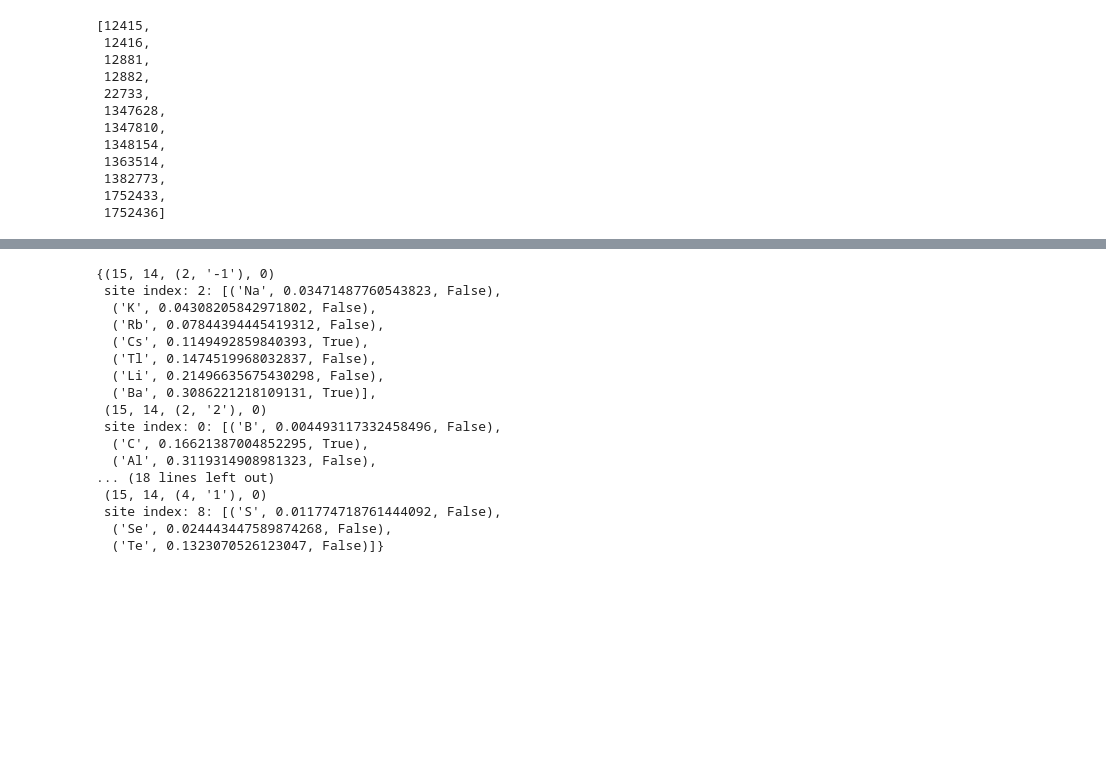
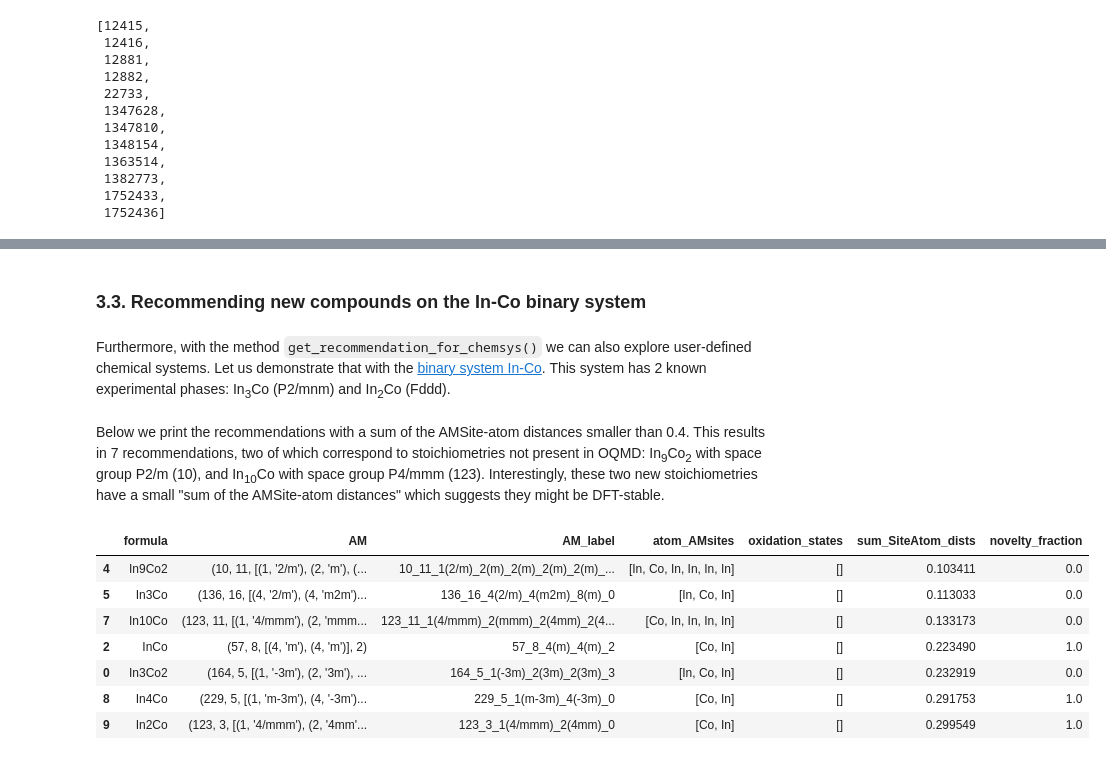
Before and after one commit to simcomat/ionic-sub-RS, a Jupyter notebook: Getting_recommendations.ipynb, the cells around one changed output, grey strips where cells are left out. Saved outputs shown, nothing was run; the diff lists cells and outputs as text; code cells hidden in the pictures; blank space fills up the shorter version.

```diff
--- a/Getting_recommendations.ipynb
+++ b/Getting_recommendations.ipynb
@@ -296,21 +368,20 @@ jakobssonite_AM
-# %%
-jakobssonite_recommendations = rs.get_recommendation_for_AM(jakobssonite_AM)
-jakobssonite_recommendations
-# %% [output]
-{(15, 14, (2, '-1'), 0)
- site index: 2: [('Na', 0.03471487760543823, False),
-  ('K', 0.04308205842971802, False),
-  ('Rb', 0.07844394445419312, False),
-  ('Cs', 0.1149492859840393, True),
-  ('Tl', 0.1474519968032837, False),
-  ('Li', 0.21496635675430298, False),
-  ('Ba', 0.3086221218109131, True)],
- (15, 14, (2, '2'), 0)
- site index: 0: [('B', 0.004493117332458496, False),
-  ('C', 0.16621387004852295, True),
-  ('Al', 0.3119314908981323, False),
-... (18 lines left out)
- (15, 14, (4, '1'), 0)
- site index: 8: [('S', 0.011774718761444092, False),
-  ('Se', 0.024443447589874268, False),
-  ('Te', 0.1323070526123047, False)]}
+# %% [markdown]
+### 3.3. Recommending new compounds on the In-Co binary system
+# %% [markdown]
+Furthermore, with the method `get_recommendation_for_chemsys()` we can also explore user-defined chemical systems. Let us demonstrate that with the [binary system In-Co](https://www.oqmd.org/materials/composition/Co-In). This system has 2 known experimental phases: In<sub>3</sub>Co (P2/mnm) and In<sub>2</sub>Co (Fddd).
+# %%
+InCo_recs = rs.get_recommendation_for_chemsys(elements=['In','Co'], top_n= 700)
+# %% [markdown]
+Below we print the recommendations with a sum of the AMSite-atom distances smaller than 0.4. This results in 7 recommendations, two of which correspond to stoichiometries not present in OQMD: In<sub>9</sub>Co<sub>2</sub> with space group P2/m (10), and In<sub>10</sub>Co with space group P4/mmm (123). Interestingly, these two new stoichiometries have a small "sum of the AMSite-atom distances" which suggests they might be DFT-stable.
+# %%
+df = DataFrame(InCo_recs)
+df[ df.sum_SiteAtom_dists<0.4 ].sort_values(by=['sum_SiteAtom_dists'])
+# %% [output]
+|  | formula | AM | AM_label | atom_AMsites | oxidation_states | sum_SiteAtom_dists | novelty_fraction |
+| 4 | In9Co2 | (10, 11, [(1, '2/m'), (2, 'm'), (... | 10_11_1(2/m)_2(m)_2(m)_2(m)_2(m)_... | [In, Co, In, In, In, In] | [] | 0.103411 | 0.0 |
+| 5 | In3Co | (136, 16, [(4, '2/m'), (4, 'm2m')... | 136_16_4(2/m)_4(m2m)_8(m)_0 | [In, Co, In] | [] | 0.113033 | 0.0 |
+| 7 | In10Co | (123, 11, [(1, '4/mmm'), (2, 'mmm... | 123_11_1(4/mmm)_2(mmm)_2(4mm)_2(4... | [Co, In, In, In, In] | [] | 0.133173 | 0.0 |
+| 2 | InCo | (57, 8, [(4, 'm'), (4, 'm')], 2) | 57_8_4(m)_4(m)_2 | [Co, In] | [] | 0.223490 | 1.0 |
+| 0 | In3Co2 | (164, 5, [(1, '-3m'), (2, '3m'), ... | 164_5_1(-3m)_2(3m)_2(3m)_3 | [In, Co, In] | [] | 0.232919 | 0.0 |
+| 8 | In4Co | (229, 5, [(1, 'm-3m'), (4, '-3m')... | 229_5_1(m-3m)_4(-3m)_0 | [Co, In] | [] | 0.291753 | 1.0 |
+| 9 | In2Co | (123, 3, [(1, '4/mmm'), (2, '4mm'... | 123_3_1(4/mmm)_2(4mm)_0 | [Co, In] | [] | 0.299549 | 1.0 |
```
Also changed, not shown: parts of 35 cells of this notebook.
